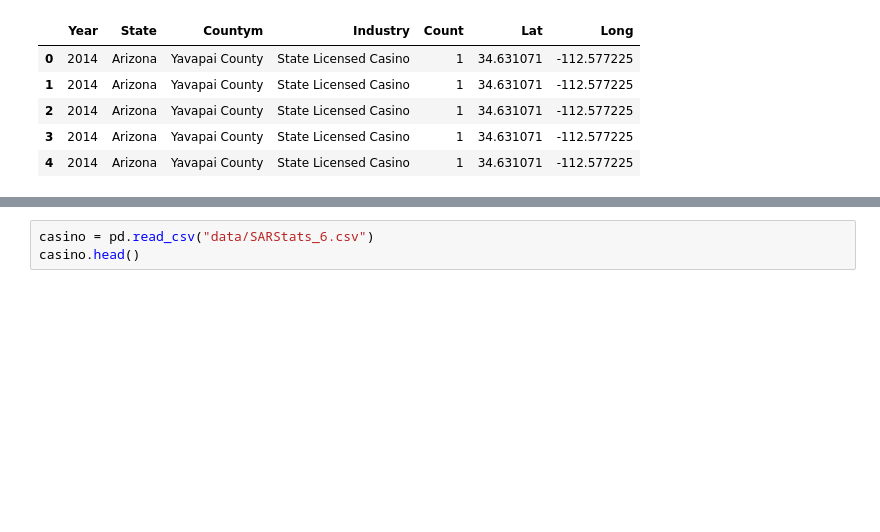
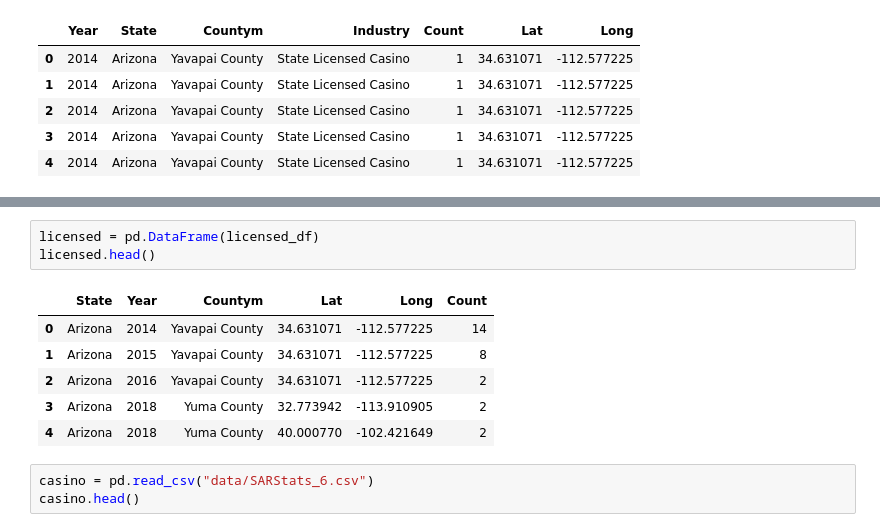
Before and after one commit to kellertw/project_II, a Jupyter notebook: sw_fincrimes.ipynb, the cells around one changed output, grey strips where cells are left out. Drawn from its saved outputs; the diff is of its cells as text; blank space fills up the shorter version.

```diff
--- a/sw_fincrimes.ipynb
+++ b/sw_fincrimes.ipynb
@@ -151,3 +157,13 @@ Name: Count, Length: 113, dtype: int64
+# %%
+licensed = pd.DataFrame(licensed_df)
+licensed.head()
+# %% [output]
+|  | State | Year | Countym | Lat | Long | Count |
+| 0 | Arizona | 2014 | Yavapai County | 34.631071 | -112.577225 | 14 |
+| 1 | Arizona | 2015 | Yavapai County | 34.631071 | -112.577225 | 8 |
+| 2 | Arizona | 2016 | Yavapai County | 34.631071 | -112.577225 | 2 |
+| 3 | Arizona | 2018 | Yuma County | 32.773942 | -113.910905 | 2 |
+| 4 | Arizona | 2018 | Yuma County | 40.000770 | -102.421649 | 2 |
 # %%
 casino = pd.read_csv("data/SARStats_6.csv")
 casino.head()
```
Also changed, not shown: parts of 18 cells of this notebook, 4 other files.
